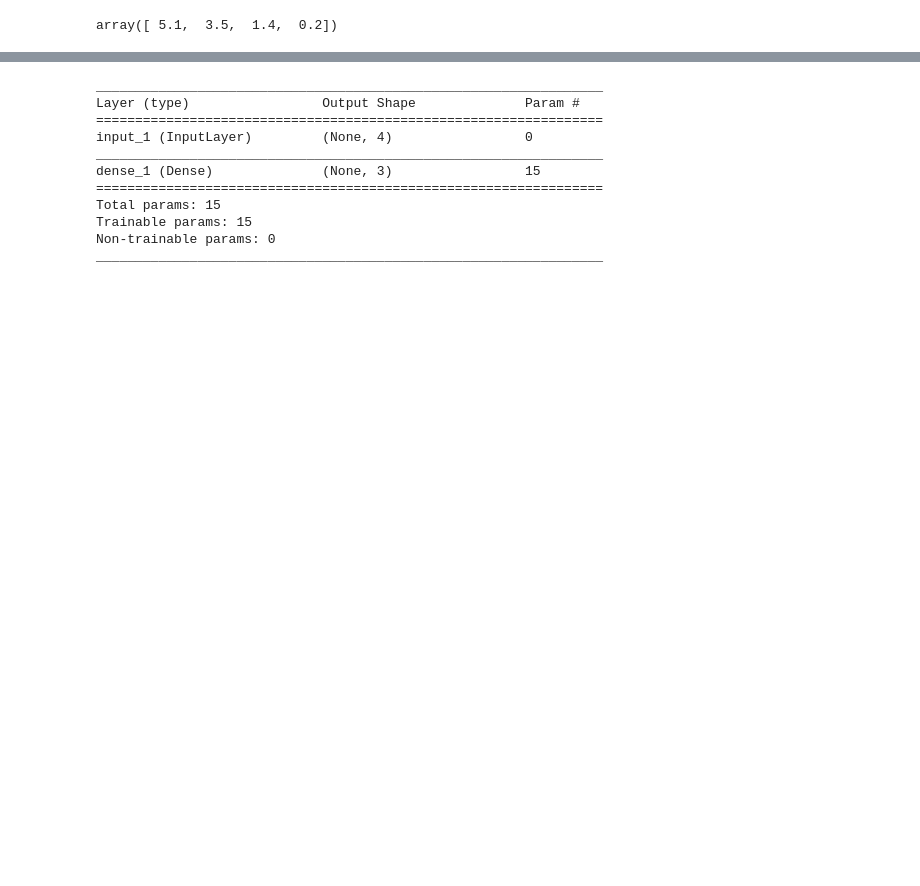
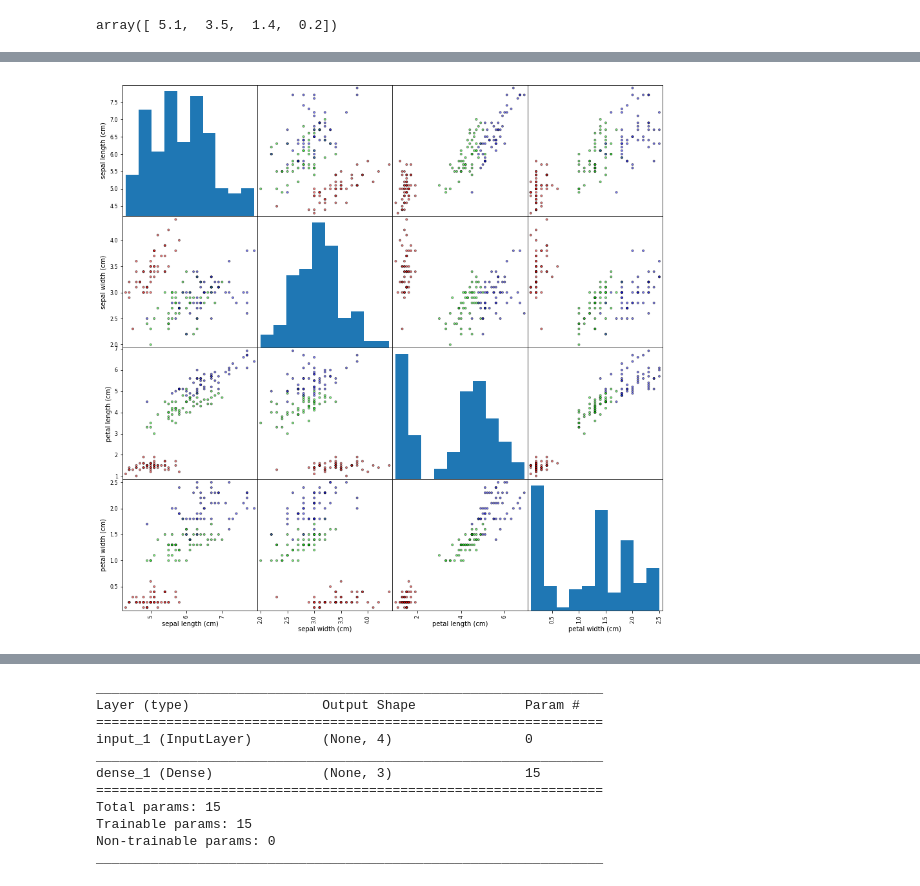
Before and after one commit to DJCordhose/ai, a Jupyter notebook: notebooks/workshops/mcubed2017/nn-intro.ipynb, the cells around one changed output, grey strips where cells are left out. Cells and saved outputs as stored; diff of their text form; code cells hidden in the pictures; blank space fills up the shorter version.

```diff
--- a/notebooks/workshops/mcubed2017/nn-intro.ipynb
+++ b/notebooks/workshops/mcubed2017/nn-intro.ipynb
@@ -128,0 +74,10 @@ neuron(5.1, 3.5)
+# %%
+import matplotlib.pyplot as plt
+from matplotlib.colors import ListedColormap
+
+iris_df = pd.DataFrame(iris.data, columns=iris.feature_names)
+CMAP = ListedColormap(['#FF0000', '#00FF00', '#0000FF'])
+pd.plotting.scatter_matrix(iris_df, c=iris.target, edgecolor='black', figsize=(15, 15), cmap=CMAP)
+plt.show()
+# %% [output]
+[figure, added]
```
Also changed, not shown: parts of 49 cells of this notebook, 3 other files.
